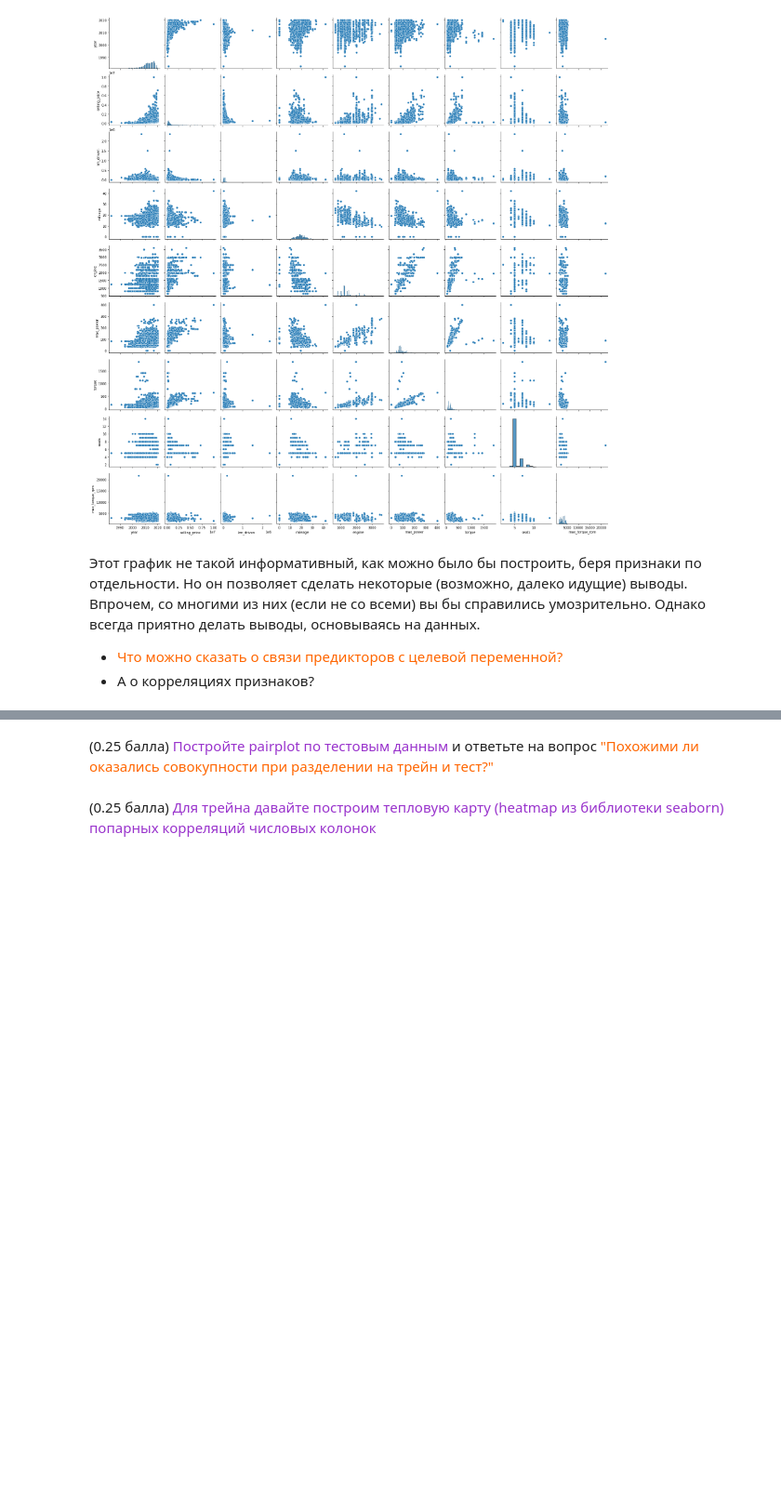
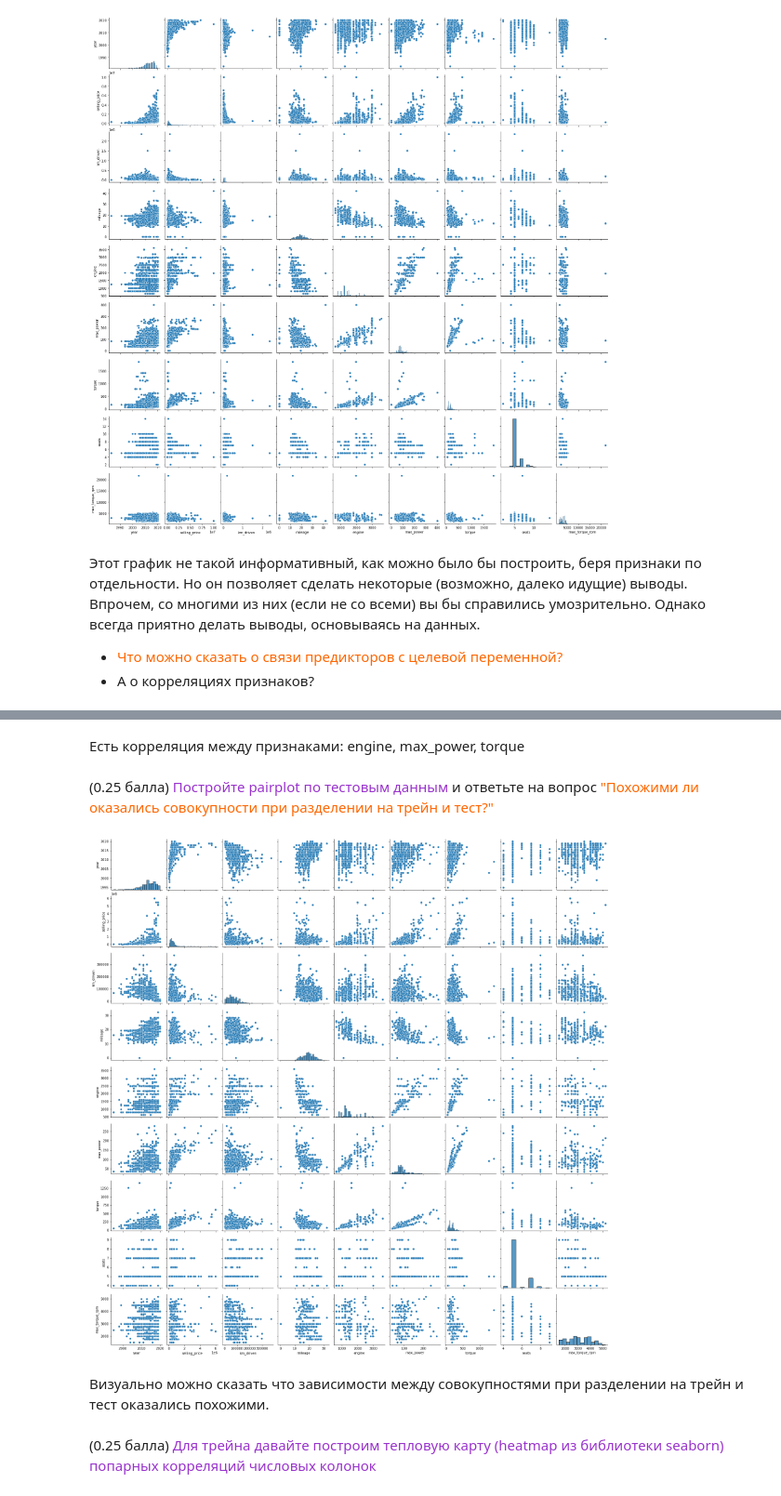
Before and after one commit to Kulikov17/MLDS_ML, a Jupyter notebook: HW1/HW1_Regression_with_inference.ipynb, the cells around one changed output, grey strips where cells are left out. Shown at 93% size. Saved outputs shown, nothing was run; the diff lists cells and outputs as text; code cells hidden in the pictures; blank space fills up the shorter version.

```diff
--- a/HW1/HW1_Regression_with_inference.ipynb
+++ b/HW1/HW1_Regression_with_inference.ipynb
@@ -534,2 +539,4 @@ sns.pairplot(df_train.select_dtypes(exclude=['object']));
+# %% [markdown]
+Есть корреляция между признаками: engine, max_power, torque
 # %% [markdown]
 (0.25 балла) <font color='#9933CC'>Постройте pairplot по тестовым данным</font> и ответьте на вопрос <font color='#FF6600'>"Похожими ли оказались совокупности при разделении на трейн и тест?"</font>
@@ -538,2 +543,8 @@ sns.pairplot(df_train.select_dtypes(exclude=['object']));
+# %%
+sns.pairplot(df_test.select_dtypes(exclude=['object']));
+# %% [output]
+[figure, added]
+# %% [markdown]
+Визуально можно сказать что зависимости между совокупностями при разделении на трейн и тест оказались похожими.
 # %% [markdown]
 (0.25 балла) <font color='#9933CC'>Для трейна давайте построим тепловую карту (heatmap из библиотеки seaborn) попарных корреляций числовых колонок</font>
```
Also changed, not shown: parts of 23 cells of this notebook.
